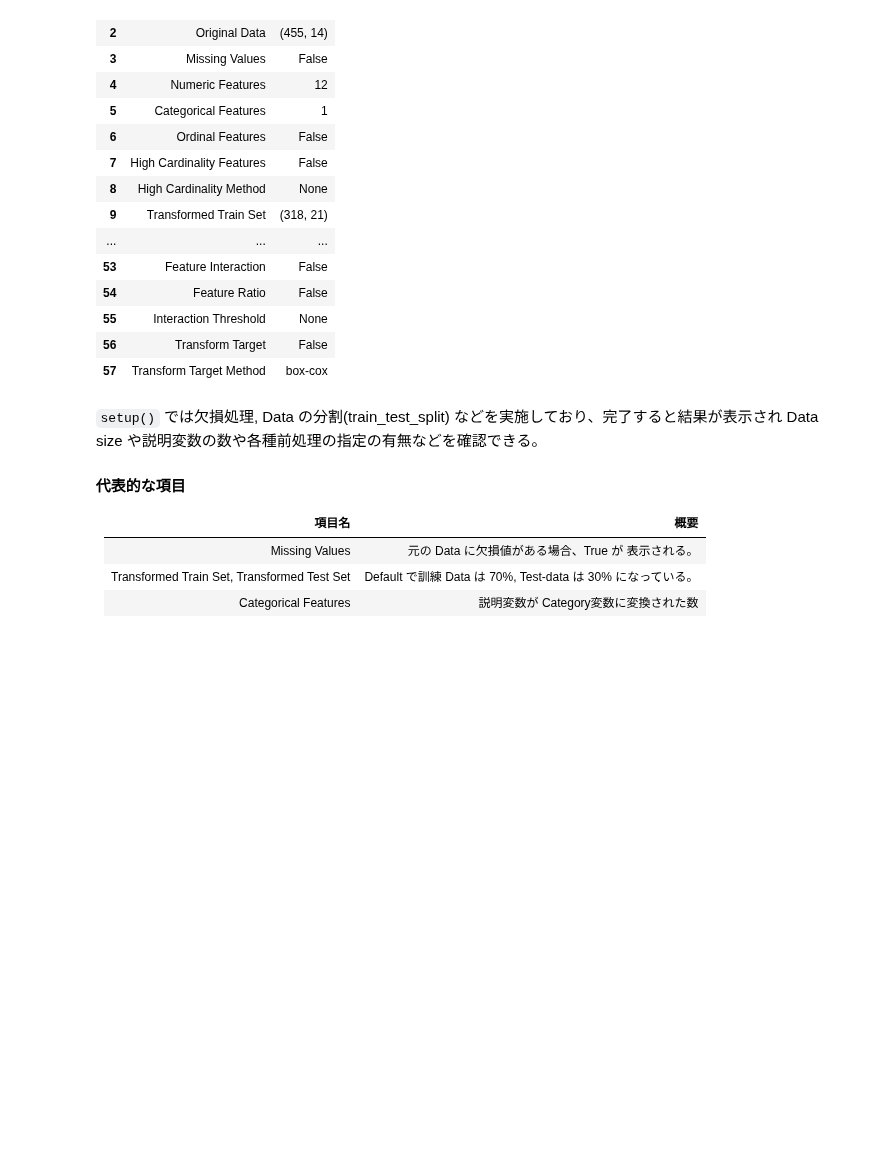
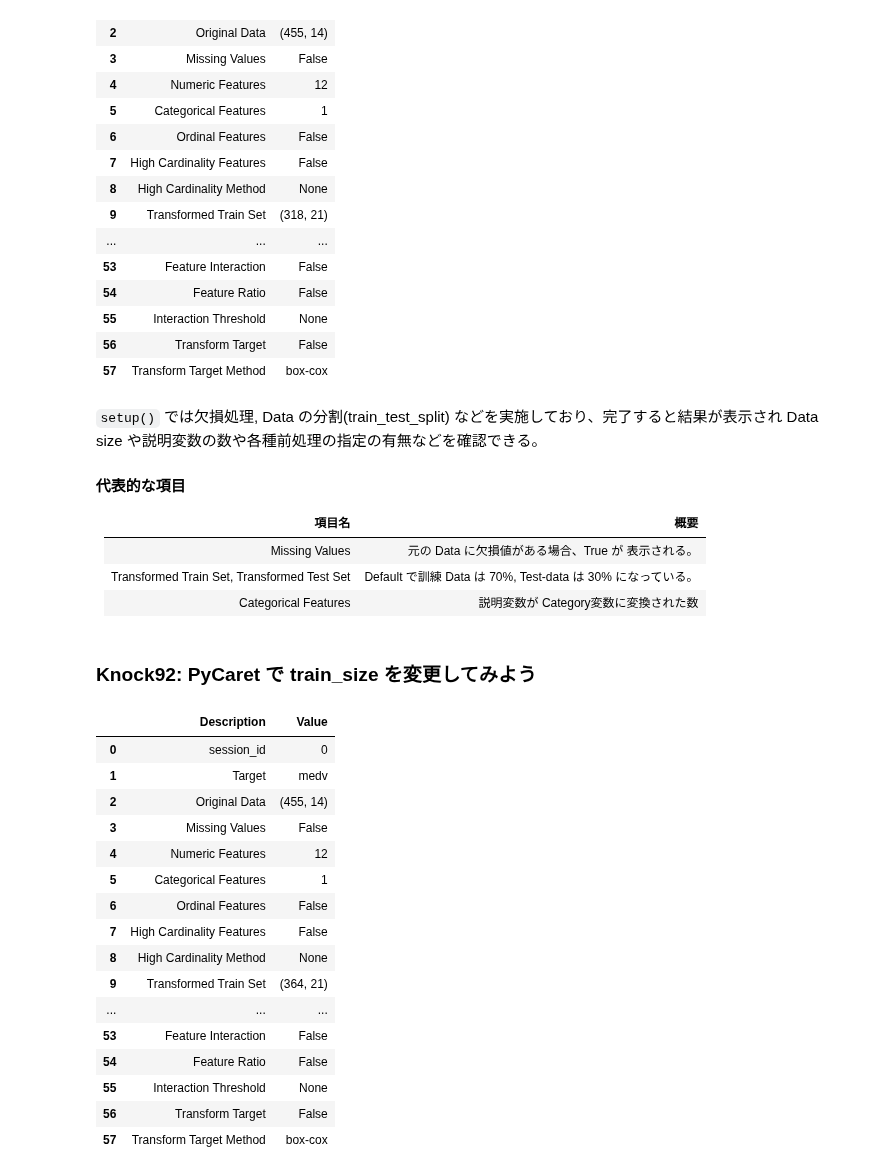
Before and after one commit to 1024xx4/ai_model_building_100, a Jupyter notebook: section09/section09.ipynb, the cells around one changed output. Drawn from its saved outputs; the diff is of its cells as text; code cells hidden in the pictures; blank space fills up the shorter version.

Commit message:
Feat: PyCaret で train_size を変更してみる#29

```diff
--- a/section09/section09.ipynb
+++ b/section09/section09.ipynb
@@ -73,3 +73,34 @@ ret = setup(  # setup() 関数で Data を分析し、必要な前処理を自
 | Missing Values                              | 元の Data に欠損値がある場合、True が 表示される。                 |
 | Transformed Train Set, Transformed Test Set | Default で訓練 Data は 70%, Test-data は 30% になっている。 |
 | Categorical Features                        | 説明変数が Category変数に変換された数                         |
+# %% [markdown]
+### Knock92: PyCaret で train_size を変更してみよう
+# %%
+# train_size の変更
+ret = setup(boston_data,
+            target='medv',
+            session_id=0,
+            normalize=False,
+            numeric_features=['chas'],
+            categorical_features=['rad'],
+            train_size=0.8,  # 訓練 Data の分割の割合を指定
+            silent=True  # Dialog の型確認を True にすると skip する。
+            )
+# %% [output]
+|  | Description | Value |
+| 0 | session_id | 0 |
+| 1 | Target | medv |
+| 2 | Original Data | (455, 14) |
+| 3 | Missing Values | False |
+| 4 | Numeric Features | 12 |
+| 5 | Categorical Features | 1 |
+| 6 | Ordinal Features | False |
+| 7 | High Cardinality Features | False |
+| 8 | High Cardinality Method | None |
+| 9 | Transformed Train Set | (364, 21) |
+| ... | ... | ... |
+| 53 | Feature Interaction | False |
+| 54 | Feature Ratio | False |
+| 55 | Interaction Threshold | None |
+| 56 | Transform Target | False |
+| 57 | Transform Target Method | box-cox |
```
